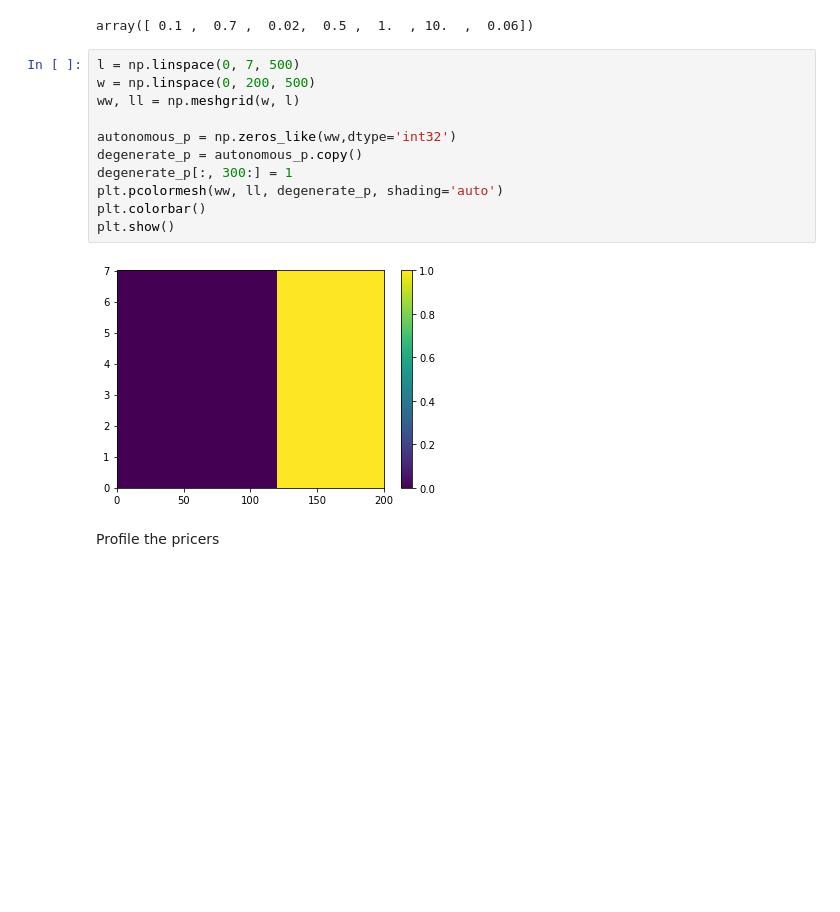
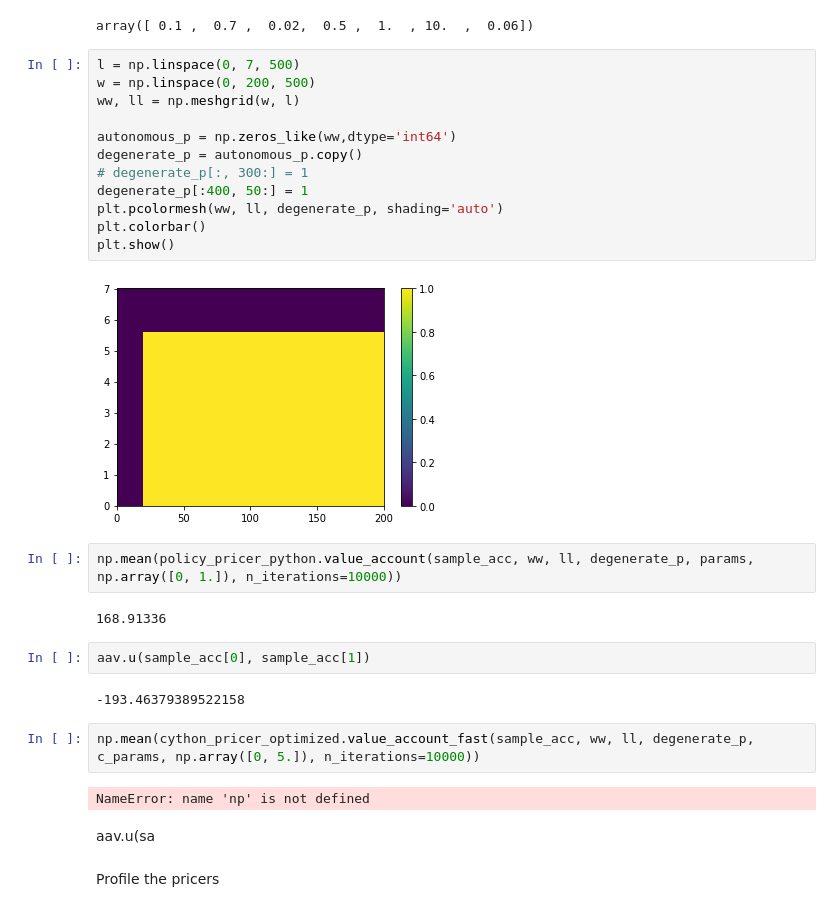
Before and after one commit to majkee15/credit_collections_rl, a Jupyter notebook: learning/policy_pricer/pricer_profiling.ipynb, the cells around one changed output. Saved outputs shown, nothing was run; the diff lists cells and outputs as text; blank space fills up the shorter version.

Commit message:
fast cython pricer that releases gil cython_pricer_optimized.pyx

```diff
--- a/learning/policy_pricer/pricer_profiling.ipynb
+++ b/learning/policy_pricer/pricer_profiling.ipynb
@@ -41,15 +50,30 @@ array([ 0.1 ,  0.7 ,  0.02,  0.5 ,  1.  , 10.  ,  0.06])
 # %%
 l = np.linspace(0, 7, 500)
 w = np.linspace(0, 200, 500)
 ww, ll = np.meshgrid(w, l)
 
-autonomous_p = np.zeros_like(ww,dtype='int32')
+autonomous_p = np.zeros_like(ww,dtype='int64')
 degenerate_p = autonomous_p.copy()
-degenerate_p[:, 300:] = 1
+# degenerate_p[:, 300:] = 1
+degenerate_p[:400, 50:] = 1
 plt.pcolormesh(ww, ll, degenerate_p, shading='auto')
 plt.colorbar()
 plt.show()
 # %% [output]
-[figure, old version]
+[figure, new version]
+# %%
+np.mean(policy_pricer_python.value_account(sample_acc, ww, ll, degenerate_p, params, np.array([0, 1.]), n_iterations=10000))
+# %% [output]
+168.91336
+# %%
+aav.u(sample_acc[0], sample_acc[1])
+# %% [output]
+-193.46379389522158
+# %%
+np.mean(cython_pricer_optimized.value_account_fast(sample_acc, ww, ll, degenerate_p, c_params, np.array([0, 5.]), n_iterations=10000))
+# %% [output]
+NameError: name 'np' is not defined
+# %% [markdown]
+aav.u(sa
 # %% [markdown]
 Profile the pricers
```
Also changed, not shown: parts of 18 cells of this notebook, 17 other files.
